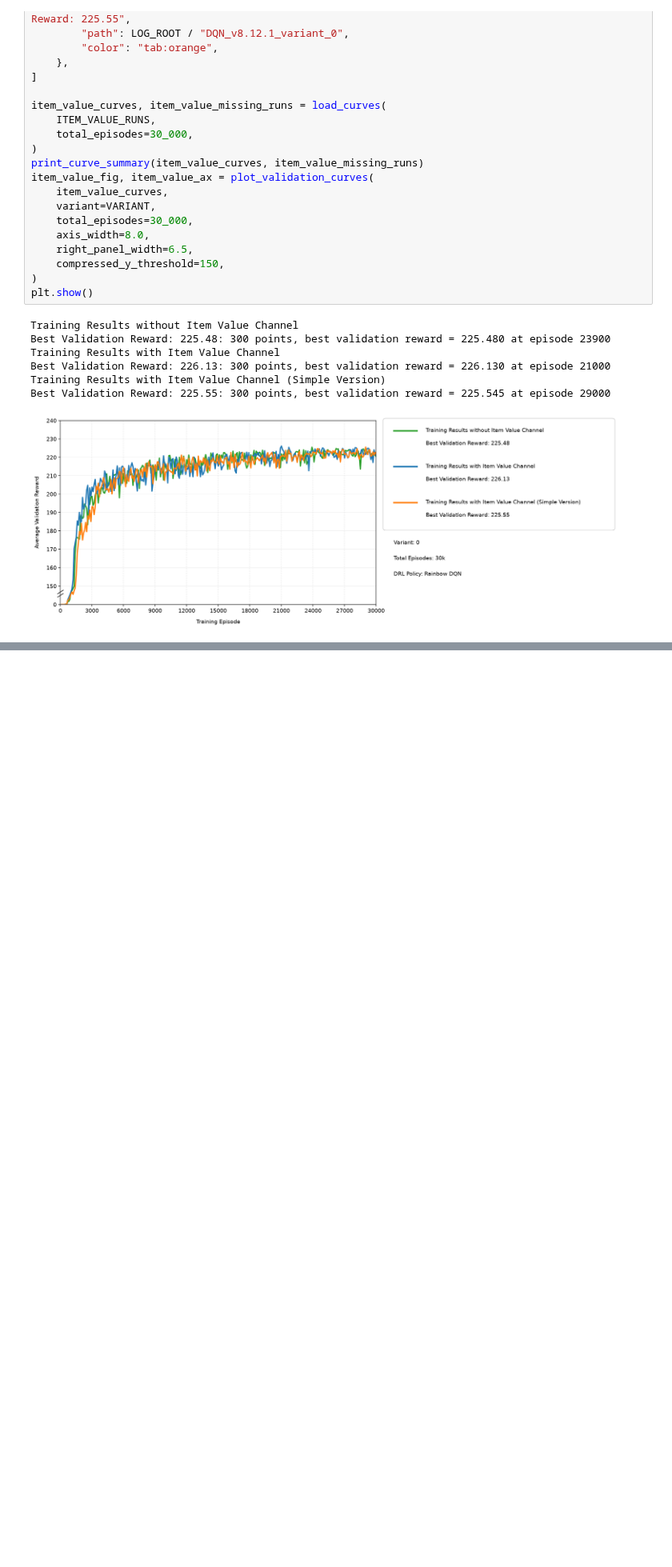
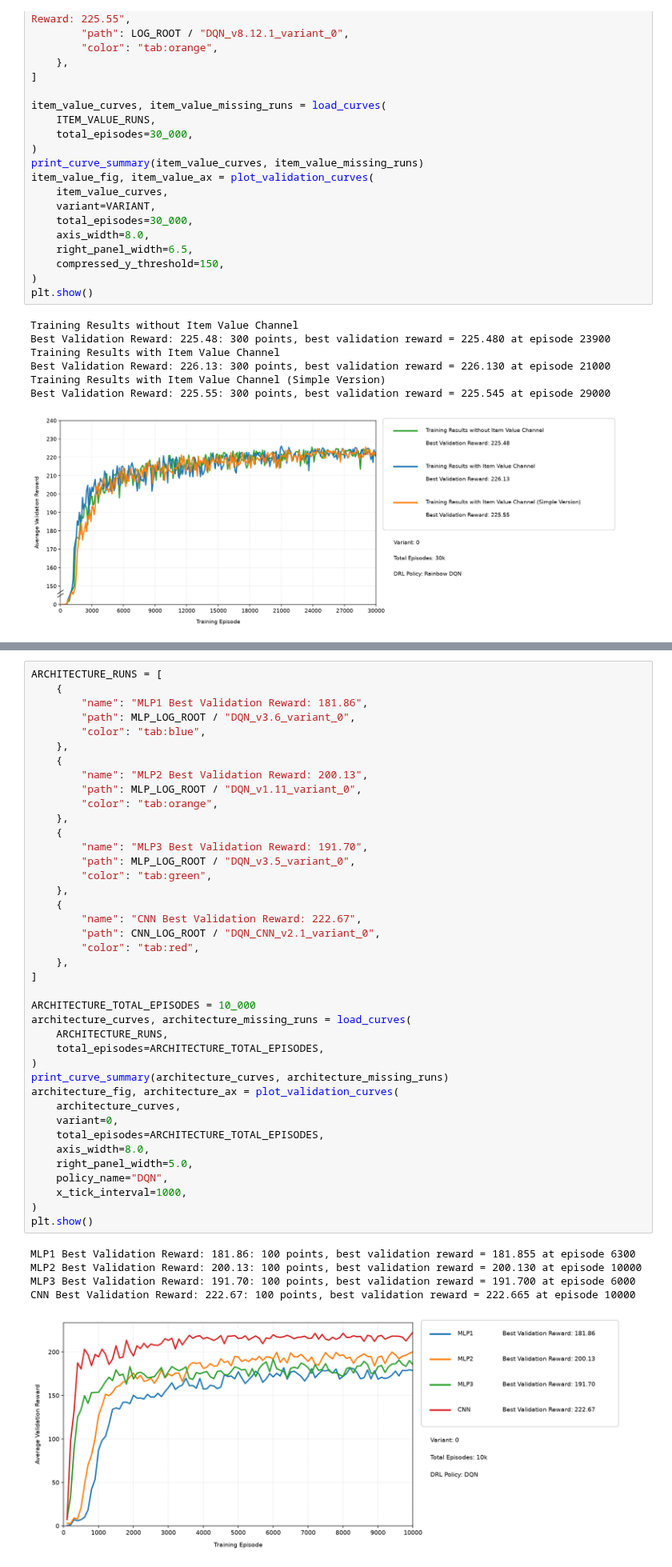
Before and after one commit to Lirong-Zhuang/CodingLab_DRL_team, a Jupyter notebook: statistic/validation_reward_curves.ipynb, the cells around one changed output, grey strips where cells are left out. Shown at 80% size. Drawn from its saved outputs; the diff is of its cells as text; blank space fills up the shorter version.

```diff
--- a/statistic/validation_reward_curves.ipynb
+++ b/statistic/validation_reward_curves.ipynb
@@ -373,0 +400,46 @@ Best Validation Reward: 225.55: 300 points, best validation reward = 225.545 at
+# %%
+ARCHITECTURE_RUNS = [
+    {
+        "name": "MLP1 Best Validation Reward: 181.86",
+        "path": MLP_LOG_ROOT / "DQN_v3.6_variant_0",
+        "color": "tab:blue",
+    },
+    {
+        "name": "MLP2 Best Validation Reward: 200.13",
+        "path": MLP_LOG_ROOT / "DQN_v1.11_variant_0",
+        "color": "tab:orange",
+    },
+    {
+        "name": "MLP3 Best Validation Reward: 191.70",
+        "path": MLP_LOG_ROOT / "DQN_v3.5_variant_0",
+        "color": "tab:green",
+    },
+    {
+        "name": "CNN Best Validation Reward: 222.67",
+        "path": CNN_LOG_ROOT / "DQN_CNN_v2.1_variant_0",
+        "color": "tab:red",
+    },
+]
+
+ARCHITECTURE_TOTAL_EPISODES = 10_000
+architecture_curves, architecture_missing_runs = load_curves(
+    ARCHITECTURE_RUNS,
+    total_episodes=ARCHITECTURE_TOTAL_EPISODES,
+)
+print_curve_summary(architecture_curves, architecture_missing_runs)
+architecture_fig, architecture_ax = plot_validation_curves(
+    architecture_curves,
+    variant=0,
+    total_episodes=ARCHITECTURE_TOTAL_EPISODES,
+    axis_width=8.0,
+    right_panel_width=5.0,
+    policy_name="DQN",
+    x_tick_interval=1000,
+)
+plt.show()
+# %% [output]
+MLP1 Best Validation Reward: 181.86: 100 points, best validation reward = 181.855 at episode 6300
+MLP2 Best Validation Reward: 200.13: 100 points, best validation reward = 200.130 at episode 10000
+MLP3 Best Validation Reward: 191.70: 100 points, best validation reward = 191.700 at episode 6000
+CNN Best Validation Reward: 222.67: 100 points, best validation reward = 222.665 at episode 10000
+[figure, added]
```
Also changed, not shown: parts of 3 cells of this notebook, 6 other files.
